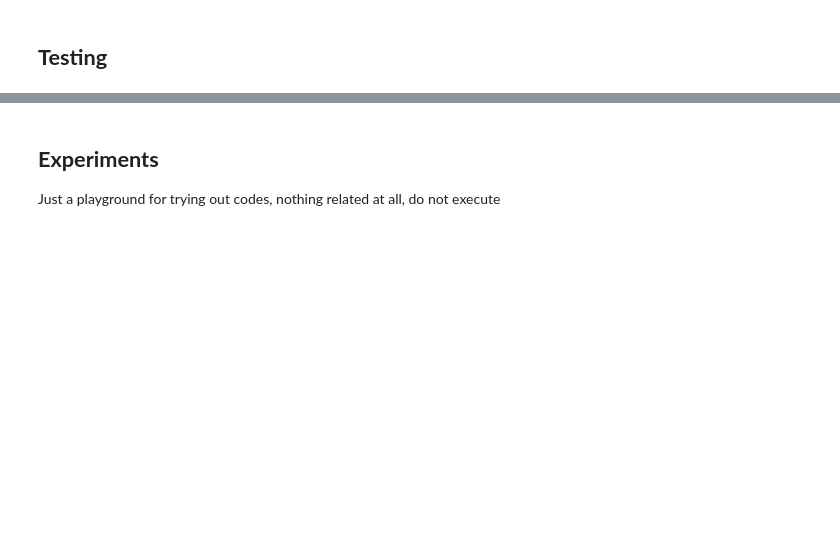
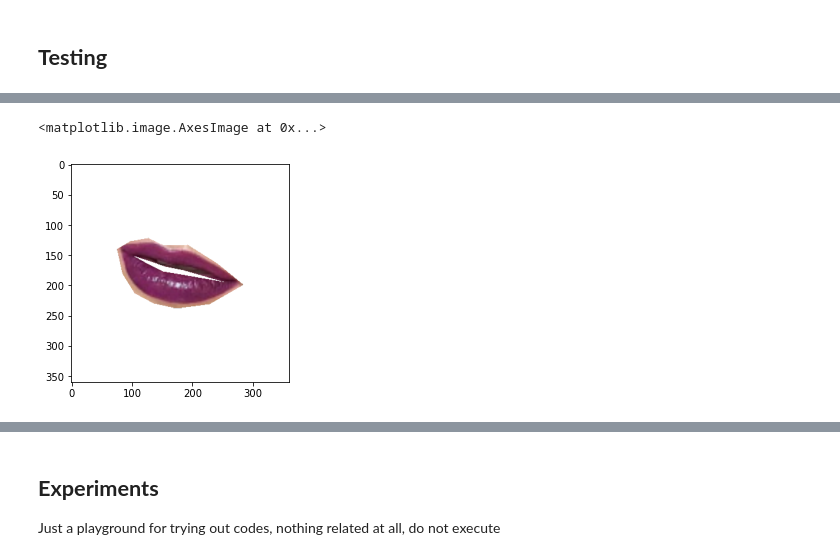
Before and after one commit to comtalyst/generative-facial-cosmetics, a Jupyter notebook: finalization/main.ipynb, the cells around one changed output, grey strips where cells are left out. Cells and saved outputs as stored; diff of their text form; code cells hidden in the pictures; blank space fills up the shorter version.

```diff
--- a/finalization/main.ipynb
+++ b/finalization/main.ipynb
@@ -100,0 +193,13 @@ print("Visual loss: " + str(float(tf.keras.losses.MSE(tf.keras.backend.flatten(r
+# %%
+## Load to-be-injected image
+img2_name = 'purple_lips.png'
+img2_path = os.path.join(DIR, os.path.join('samples', img2_name))
+img2 = load_image(img2_path)
+# %%
+## Crop to-be-injected image
+cropped_lips2, p_data2 = detect_and_crop_lips(img_full=img2)
+cropped_lips2 = np.array(cropped_lips2)/255
+plt.imshow(cropped_lips2)
+# %% [output]
+<matplotlib.image.AxesImage at 0x...>
+[figure, added]
```
Also changed, not shown: parts of 13 cells of this notebook.
